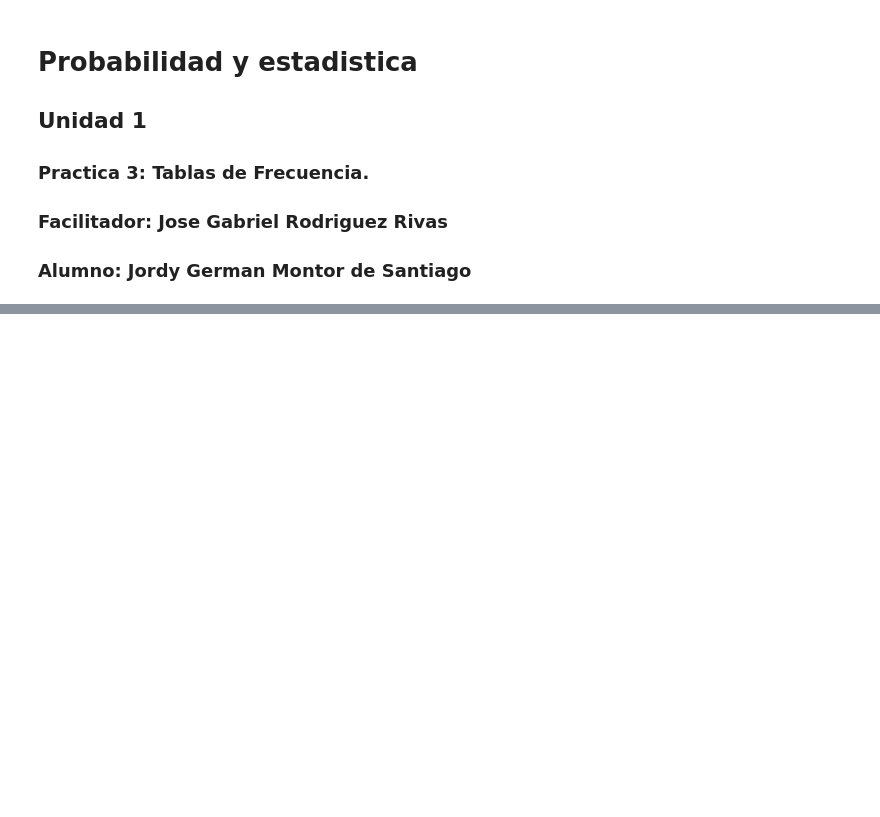
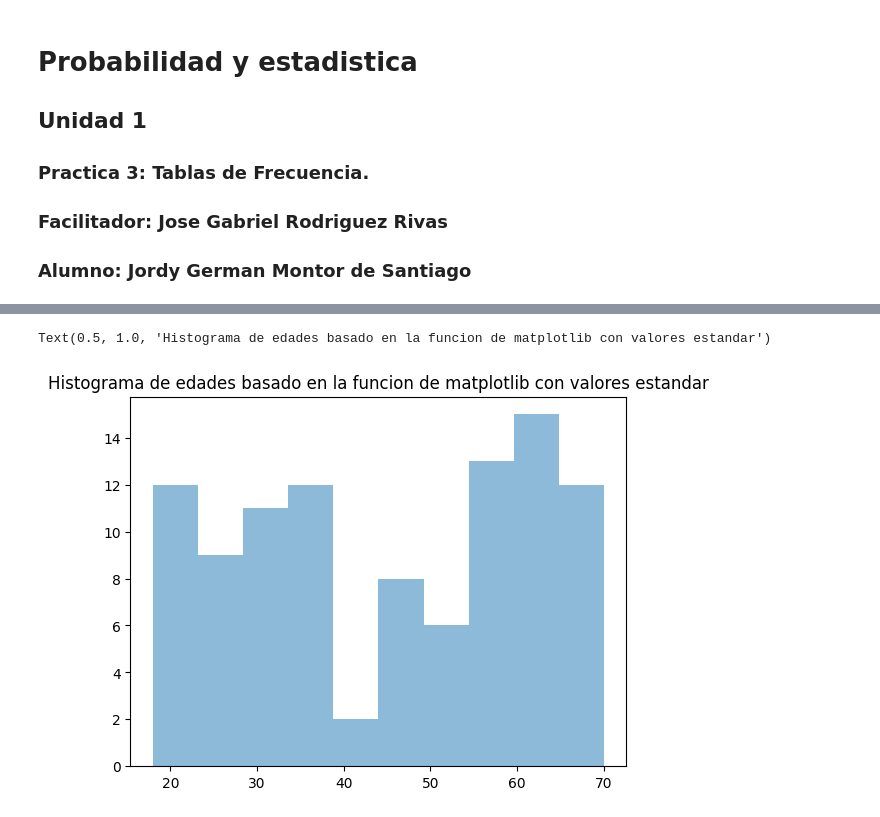
Before and after one commit to Jordy-HK/Probabilidad, a Jupyter notebook: Unidad1/Practica3.ipynb, the cells around one changed output, grey strips where cells are left out. Saved outputs shown, nothing was run; the diff lists cells and outputs as text; code cells hidden in the pictures; blank space fills up the shorter version.

```diff
--- a/Unidad1/Practica3.ipynb
+++ b/Unidad1/Practica3.ipynb
@@ -56,0 +98,7 @@ Tabla de distribucion de frecuencias:
+# %%
+import matplotlib.pyplot as plt
+plt.hist(edades, alpha = 0.5)
+plt.title("Histograma de edades basado en la funcion de matplotlib con valores estandar")
+# %% [output]
+Text(0.5, 1.0, 'Histograma de edades basado en la funcion de matplotlib con valores estandar')
+[figure, added]
```
Also changed, not shown: parts of 3 cells of this notebook.
